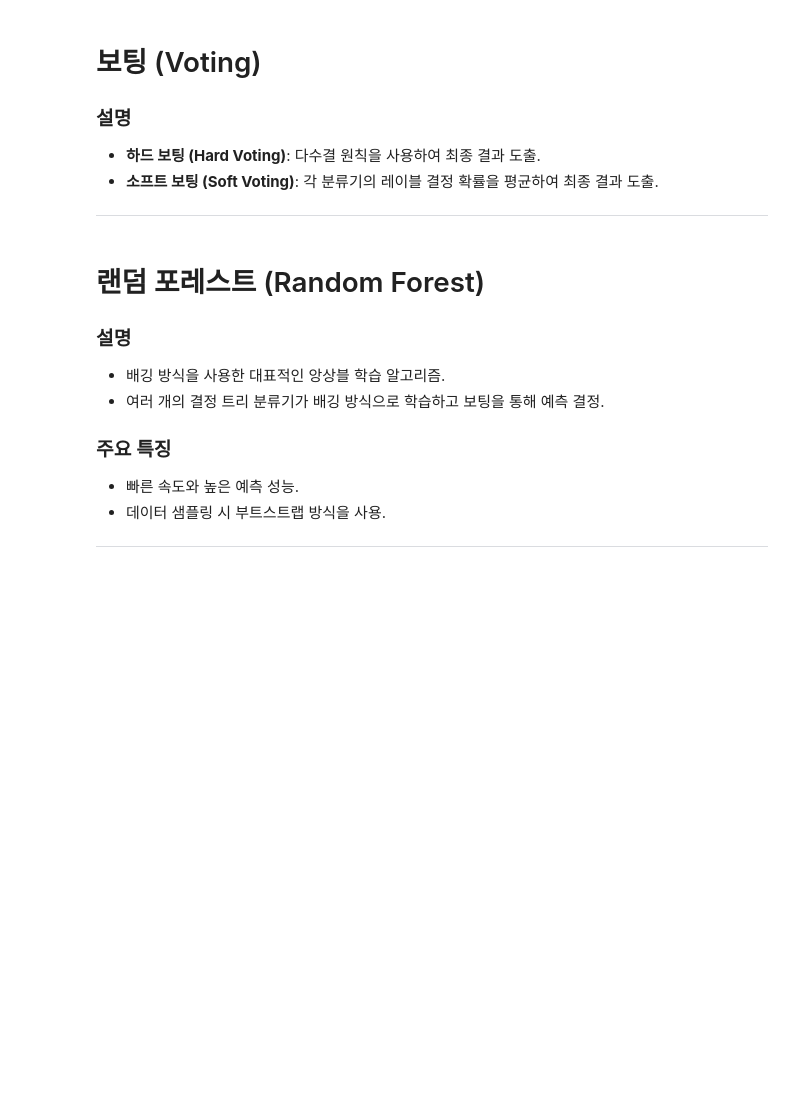
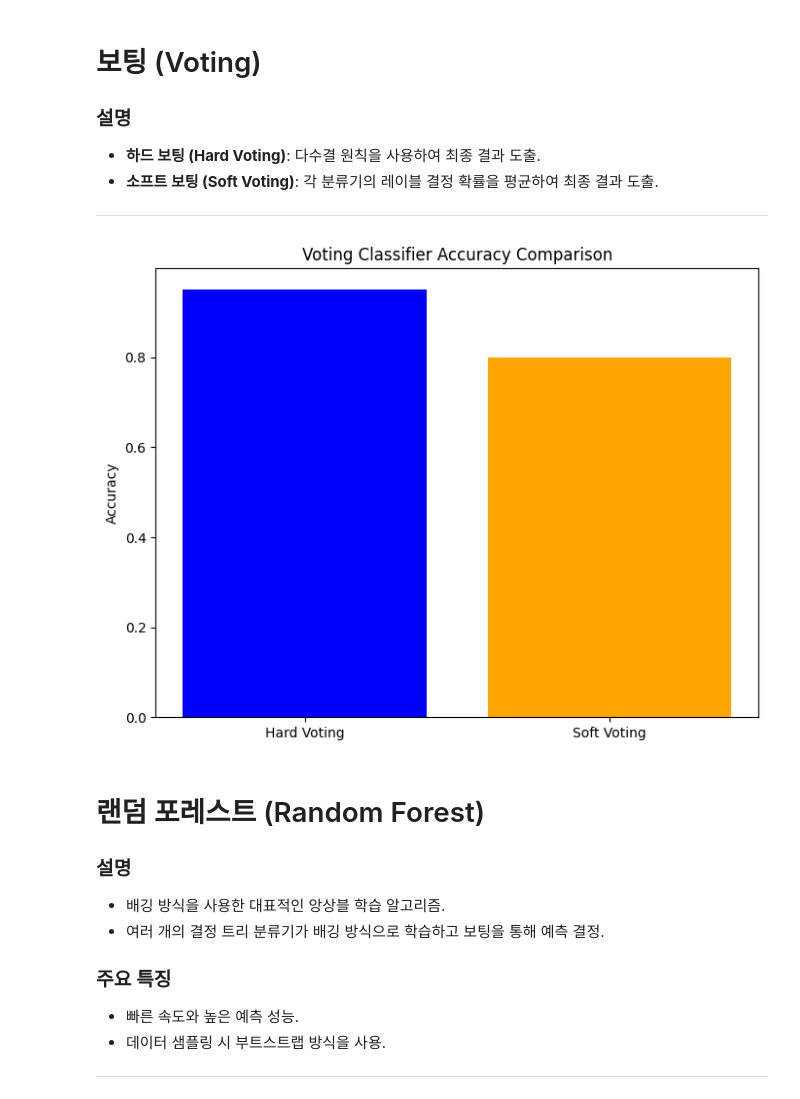
Before and after one commit to YeeeeeHo/ML_Final, a Jupyter notebook: 7.lecture_ensemble.ipynb, the cells around one changed output. Saved outputs shown, nothing was run; the diff lists cells and outputs as text; code cells hidden in the pictures; blank space fills up the shorter version.

```diff
--- a/7.lecture_ensemble.ipynb
+++ b/7.lecture_ensemble.ipynb
@@ -17,6 +62,51 @@
 - **소프트 보팅 (Soft Voting)**: 각 분류기의 레이블 결정 확률을 평균하여 최종 결과 도출.
 
 ---
+# %%
+
+# 시각화 코드 추가
+import numpy as np
+import matplotlib.pyplot as plt
+from sklearn.datasets import make_classification
+from sklearn.ensemble import RandomForestClassifier, VotingClassifier
+from sklearn.model_selection import train_test_split
+from sklearn.metrics import accuracy_score
+
+# 데이터 생성
+X, y = make_classification(n_samples=100, n_features=20, random_state=42)
+X_train, X_test, y_train, y_test = train_test_split(X, y, test_size=0.2, random_state=42)
+
+# 분류기 생성
+clf1 = RandomForestClassifier(n_estimators=10, random_state=42)
+clf2 = RandomForestClassifier(n_estimators=20, random_state=42)
+
+# 각 분류기 학습
+clf1.fit(X_train, y_train)
+clf2.fit(X_train, y_train)
+
+# 보팅 분류기 (하드 보팅)
+voting_clf_hard = VotingClassifier(estimators=[('rf1', clf1), ('rf2', clf2)], voting='hard')
+voting_clf_hard.fit(X_train, y_train)
+
+# 보팅 분류기 (소프트 보팅)
+voting_clf_soft = VotingClassifier(estimators=[('rf1', clf1), ('rf2', clf2)], voting='soft')
+voting_clf_soft.fit(X_train, y_train)
+
+# 예측 및 정확도 평가
+y_pred_hard = voting_clf_hard.predict(X_test)
+y_pred_soft = voting_clf_soft.predict(X_test)
+
+accuracy_hard = accuracy_score(y_test, y_pred_hard)
+accuracy_soft = accuracy_score(y_test, y_pred_soft)
+
+# 결과 시각화
+plt.figure(figsize=(8, 6))
+plt.bar(['Hard Voting', 'Soft Voting'], [accuracy_hard, accuracy_soft], color=['blue', 'orange'])
+plt.ylabel('Accuracy')
+plt.title('Voting Classifier Accuracy Comparison')
+plt.show()
+# %% [output]
+[figure, added]
 # %% [markdown]
 
 # 랜덤 포레스트 (Random Forest)
```
Also changed, not shown: parts of 4 cells of this notebook.
